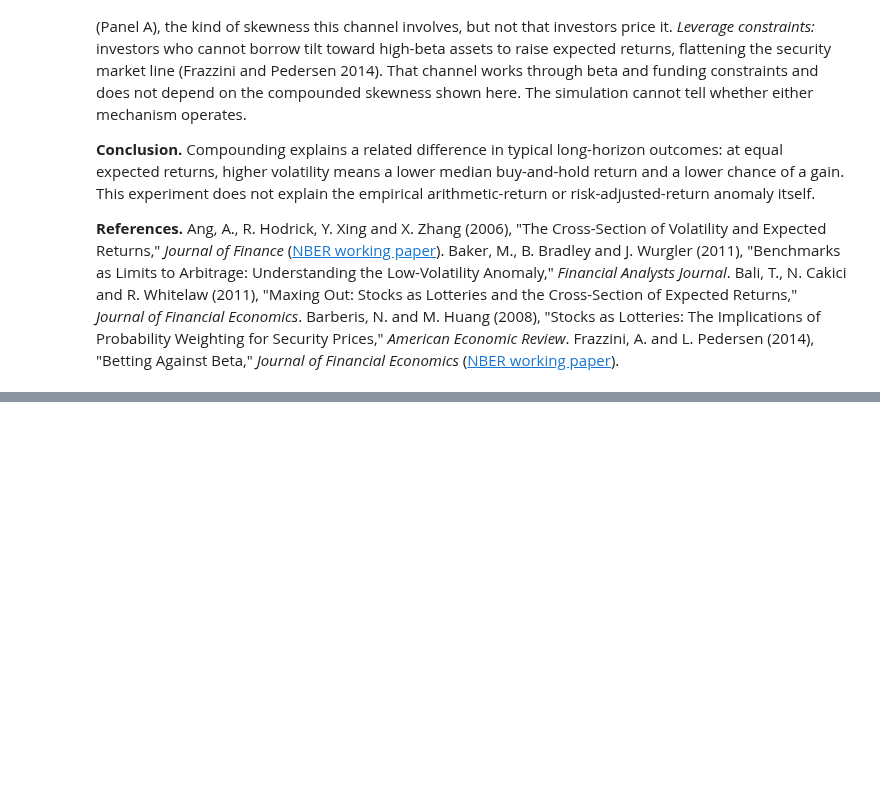
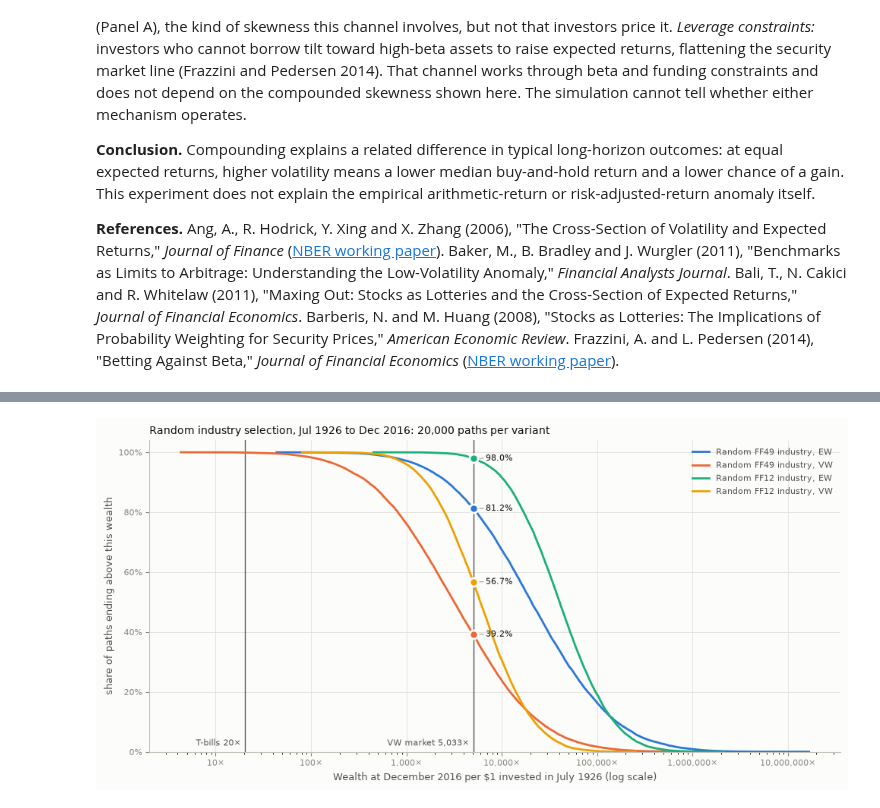
Before and after one commit to yingnichang/MTH9897, a Jupyter notebook: HW2/hw2_analysis.ipynb, the cells around one changed output, grey strips where cells are left out. Saved outputs shown, nothing was run; the diff lists cells and outputs as text; code cells hidden in the pictures; blank space fills up the shorter version.

```diff
--- a/HW2/hw2_analysis.ipynb
+++ b/HW2/hw2_analysis.ipynb
@@ -1102,0 +1597,19 @@ Both volatilities have the same monthly expected return, so the same population
+# %%
+moment_rows = []
+for key, weighting in VARIANTS:
+    pooled = random_eval[key, weighting].pooled.set_index("kind")
+    reference = exact_pooled[(exact_pooled["universe"] == key) & (exact_pooled["weighting"] == weighting)] \
+        .set_index("kind")
+    checked = random_checks[key, weighting].set_index("kind")
+    for kind, horizon in HORIZONS.items():
+        check_row = checked.loc["full" if kind == "full" else f"{kind} (pooled)"]
+        moment_rows.append({"variant": variant(key, weighting), "horizon": horizon,
+                            "mean": pooled.loc[kind, "mean"], "exact mean": reference.loc[kind, "exact_mean"],
+                            "z": check_row["z"], "mean check": check_row["check"],
+                            "SD": pooled.loc[kind, "sd"], "exact SD": reference.loc[kind, "exact_sd"],
+                            "skewness": pooled.loc[kind, "skew"], "exact skewness": reference.loc[kind, "exact_skew"]})
+moments = pd.DataFrame(moment_rows)
+display(moments.style.hide(axis="index")
+        .format({"mean": "{:,.2%}", "exact mean": "{:,.2%}", "SD": "{:,.2%}", "exact SD": "{:,.2%}",
+                 "z": "{:.2f}", "skewness": "{:.2f}", "exact skewness": "{:.2f}"})
+        .set_caption("Pooled simulated vs exact moments of the holding return"))
@@ -1102,0 +1683,59 @@ Both volatilities have the same monthly expected return, so the same population
+# %%
+import matplotlib.pyplot as plt
+from matplotlib.ticker import FuncFormatter, PercentFormatter
+
+INK, INK_2, MUTED, GRID, BASE, SURFACE = "#0b0b0b", "#52514e", "#898781", "#e1e0d9", "#c3c2b7", "#fcfcfb"
+# Categorical slots 1-4 in fixed order (validated: scripts/validate_palette.js, light mode).
+VARIANT_COLORS = dict(zip(VARIANTS, ["#2a78d6", "#eb6834", "#1baf7a", "#eda100"]))
+VARIANT_NAMES = {("ff49", "ew"): "Random FF49 industry, EW", ("ff49", "vw"): "Random FF49 industry, VW",
+                 ("ff12", "ew"): "Random FF12 industry, EW", ("ff12", "vw"): "Random FF12 industry, VW"}
+
+full_rows = {v: random_eval[v].windows.query("kind == 'full'").iloc[0] for v in VARIANTS}
+market_wealth = 1 + full_rows[VARIANTS[0]]["market"]
+tbill_wealth = 1 + full_rows[VARIANTS[0]]["tbill"]
+
+fig, ax = plt.subplots(figsize=(10, 5), facecolor=SURFACE)
+ax.set_facecolor(SURFACE)
+for v in VARIANTS:
+    wealth = np.sort(full_wealth[v])
+    above = 1 - np.arange(1, len(wealth) + 1) / len(wealth)  # share of paths strictly above each sorted value
+    ax.plot(wealth, above, color=VARIANT_COLORS[v], linewidth=2, label=VARIANT_NAMES[v], zorder=3)
+for x, text in ((tbill_wealth, f"T-bills {tbill_wealth:,.0f}×"), (market_wealth, f"VW market {market_wealth:,.0f}×")):
+    ax.axvline(x, color=INK_2, linewidth=1, zorder=2)
+    # Bottom-left of each line is empty: every curve is still high to the left of both benchmarks.
+    ax.annotate(text, xy=(x, 0), xytext=(-4, 4), textcoords="offset points", ha="right", va="bottom", fontsize=8,
+                color=INK_2)
+
+# Dots at the market line carry each variant's share above the market; labels are spread so they never collide.
+shares_at_market = sorted(((full_rows[v]["pct_above_vw"], v) for v in VARIANTS))
+label_y, last = [], -1.0
+for share, _ in shares_at_market:
+    last = max(share, last + 0.06)
+    label_y.append(last)
+for (share, v), y in zip(shares_at_market, label_y):
+    ax.plot(market_wealth, share, "o", markersize=8, color=VARIANT_COLORS[v], markeredgecolor=SURFACE,
+            markeredgewidth=2, zorder=4)
+    ax.annotate(f"{share:.1%}", xy=(market_wealth, share), xytext=(market_wealth * 1.35, y), fontsize=8,
+                color=INK, va="center",
+                arrowprops=dict(arrowstyle="-", color=MUTED, linewidth=0.6, shrinkA=0, shrinkB=4))
+
+ax.set_xscale("log")
+ax.xaxis.set_major_formatter(FuncFormatter(lambda x, _: f"{x:,.0f}×"))
+ax.yaxis.set_major_formatter(PercentFormatter(1.0, decimals=0))
+ax.set_ylim(0, 1.04)
+ax.set_xlabel("Wealth at December 2016 per $1 invested in July 1926 (log scale)", color=INK_2, fontsize=9)
+ax.set_ylabel("share of paths ending above this wealth", color=INK_2, fontsize=9)
+ax.set_title("Random industry selection, Jul 1926 to Dec 2016: 20,000 paths per variant", fontsize=10,
+             color=INK, loc="left")
+ax.grid(True, color=GRID, linewidth=0.6)
+ax.tick_params(colors=MUTED, labelsize=8)
+for side in ("top", "right"):
+    ax.spines[side].set_visible(False)
+for side in ("left", "bottom"):
+    ax.spines[side].set_color(BASE)
+ax.legend(loc="upper right", frameon=False, fontsize=8, labelcolor=INK_2)
+fig.tight_layout()
+fig.savefig(OUTPUT / "fig_random_industry_full_period.png", dpi=150, facecolor=SURFACE)
+plt.show()
+# %% [output]
+[figure, added]
```
Also changed, not shown: parts of 58 cells of this notebook, 5 other files.
